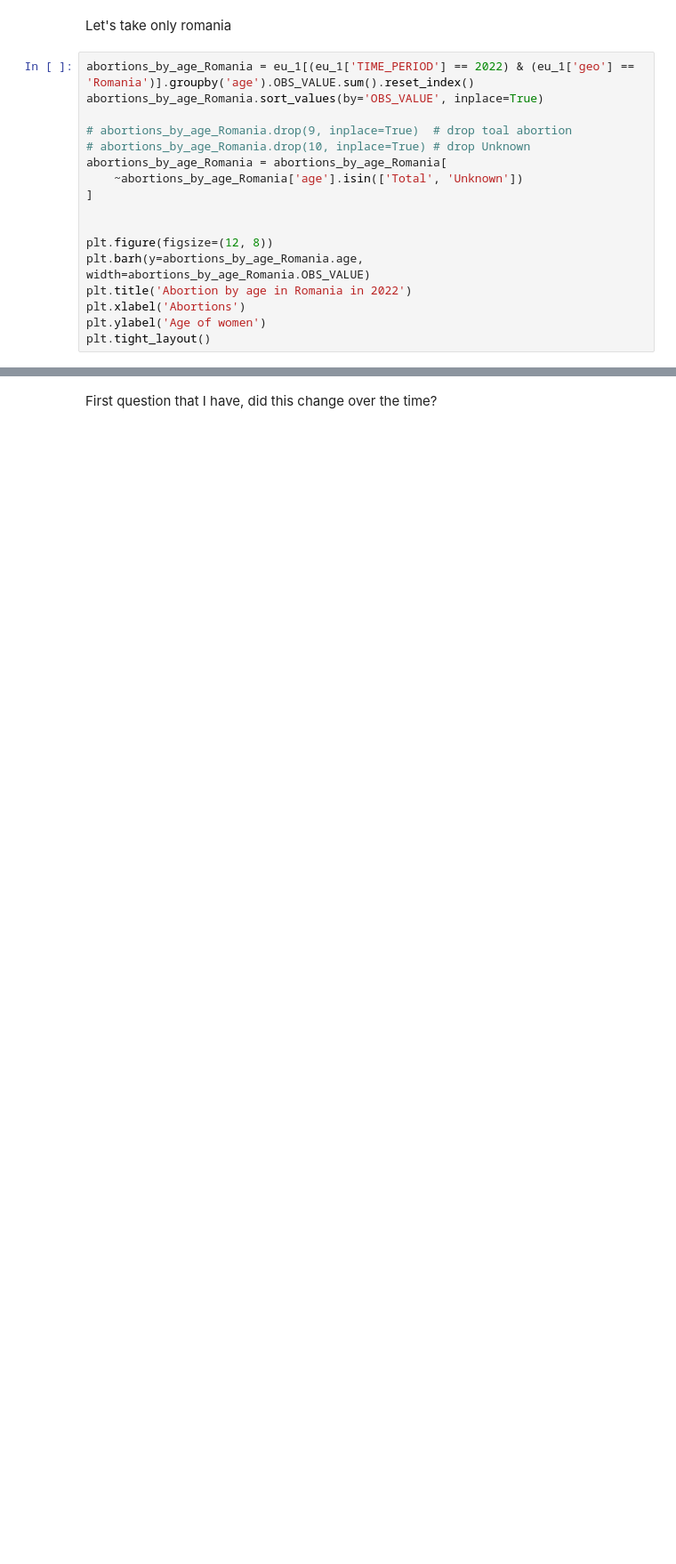
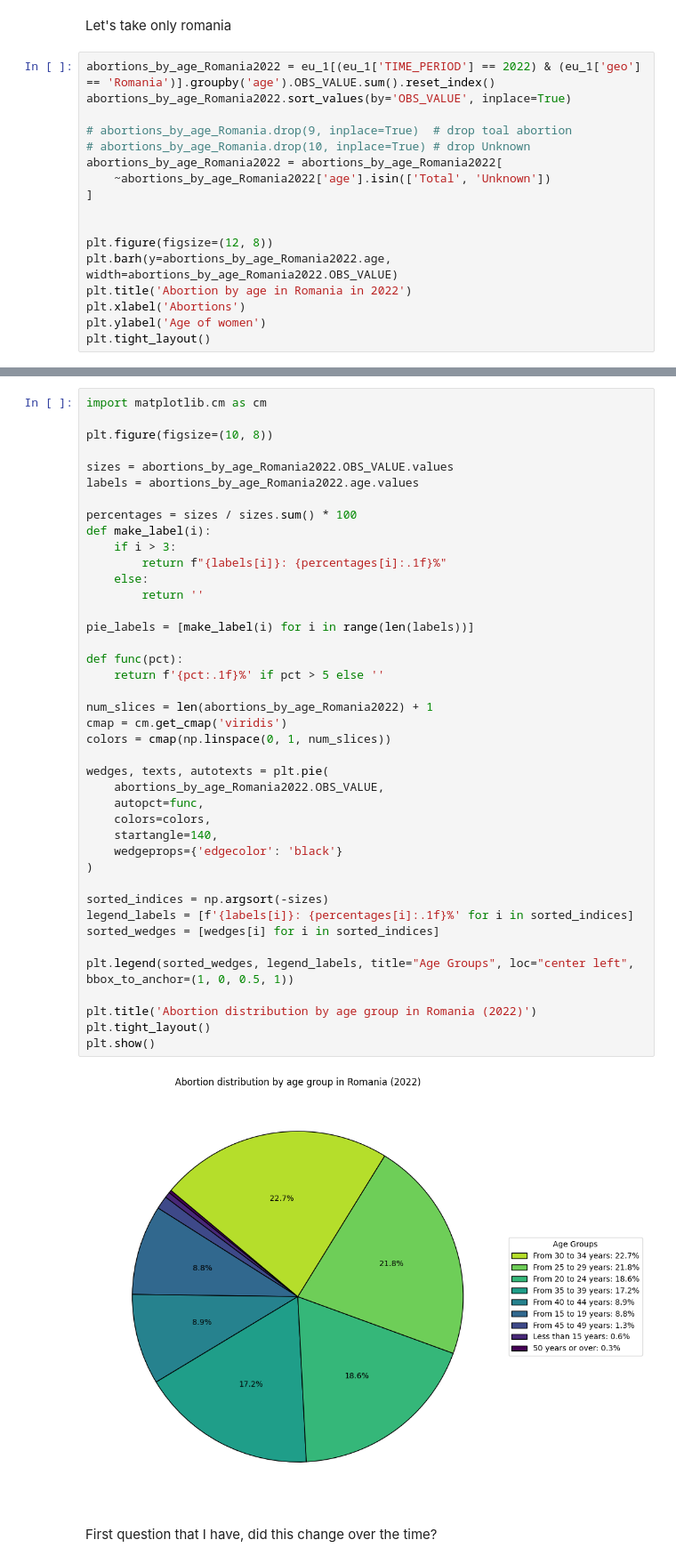
Before and after one commit to TudorMurariu/StudyCase-Abortions-in-EU-and-RO, a Jupyter notebook: study.ipynb, the cells around one changed output, grey strips where cells are left out. Shown at 89% size. Saved outputs shown, nothing was run; the diff lists cells and outputs as text; blank space fills up the shorter version.

Commit message:
added the piechart for abortion age groups

```diff
--- a/study.ipynb
+++ b/study.ipynb
@@ -301,18 +301,18 @@ plt.tight_layout()
 # %% [markdown]
 Let's take only romania
 # %%
-abortions_by_age_Romania = eu_1[(eu_1['TIME_PERIOD'] == 2022) & (eu_1['geo'] == 'Romania')].groupby('age').OBS_VALUE.sum().reset_index()
-abortions_by_age_Romania.sort_values(by='OBS_VALUE', inplace=True)
+abortions_by_age_Romania2022 = eu_1[(eu_1['TIME_PERIOD'] == 2022) & (eu_1['geo'] == 'Romania')].groupby('age').OBS_VALUE.sum().reset_index()
+abortions_by_age_Romania2022.sort_values(by='OBS_VALUE', inplace=True)
 
 # abortions_by_age_Romania.drop(9, inplace=True)  # drop toal abortion
 # abortions_by_age_Romania.drop(10, inplace=True) # drop Unknown
-abortions_by_age_Romania = abortions_by_age_Romania[
-    ~abortions_by_age_Romania['age'].isin(['Total', 'Unknown'])
+abortions_by_age_Romania2022 = abortions_by_age_Romania2022[
+    ~abortions_by_age_Romania2022['age'].isin(['Total', 'Unknown'])
 ]
 
 
 plt.figure(figsize=(12, 8))
-plt.barh(y=abortions_by_age_Romania.age, width=abortions_by_age_Romania.OBS_VALUE)
+plt.barh(y=abortions_by_age_Romania2022.age, width=abortions_by_age_Romania2022.OBS_VALUE)
 plt.title('Abortion by age in Romania in 2022')
 plt.xlabel('Abortions')
 plt.ylabel('Age of women')
@@ -322,3 +324,46 @@ plt.tight_layout()
+# %%
+import matplotlib.cm as cm
+
+plt.figure(figsize=(10, 8))
+
+sizes = abortions_by_age_Romania2022.OBS_VALUE.values
+labels = abortions_by_age_Romania2022.age.values
+
+percentages = sizes / sizes.sum() * 100
+def make_label(i):
+    if i > 3:
+        return f"{labels[i]}: {percentages[i]:.1f}%"
+    else:
+        return ''
+
+pie_labels = [make_label(i) for i in range(len(labels))]
+
+def func(pct):
+    return f'{pct:.1f}%' if pct > 5 else ''
+
+num_slices = len(abortions_by_age_Romania2022) + 1
+cmap = cm.get_cmap('viridis')
+colors = cmap(np.linspace(0, 1, num_slices))
+
+wedges, texts, autotexts = plt.pie(
+    abortions_by_age_Romania2022.OBS_VALUE,
+    autopct=func,
+    colors=colors,
+    startangle=140,
+    wedgeprops={'edgecolor': 'black'}
+)
+
+sorted_indices = np.argsort(-sizes)
+legend_labels = [f'{labels[i]}: {percentages[i]:.1f}%' for i in sorted_indices]
+sorted_wedges = [wedges[i] for i in sorted_indices]
+
+plt.legend(sorted_wedges, legend_labels, title="Age Groups", loc="center left", bbox_to_anchor=(1, 0, 0.5, 1))
+
+plt.title('Abortion distribution by age group in Romania (2022)')
+plt.tight_layout()
+plt.show()
+# %% [output]
+[figure, added]
 # %% [markdown]
 First question that I have, did this change over the time?
 # %%
```
Also changed, not shown: parts of 1 cell of this notebook.
